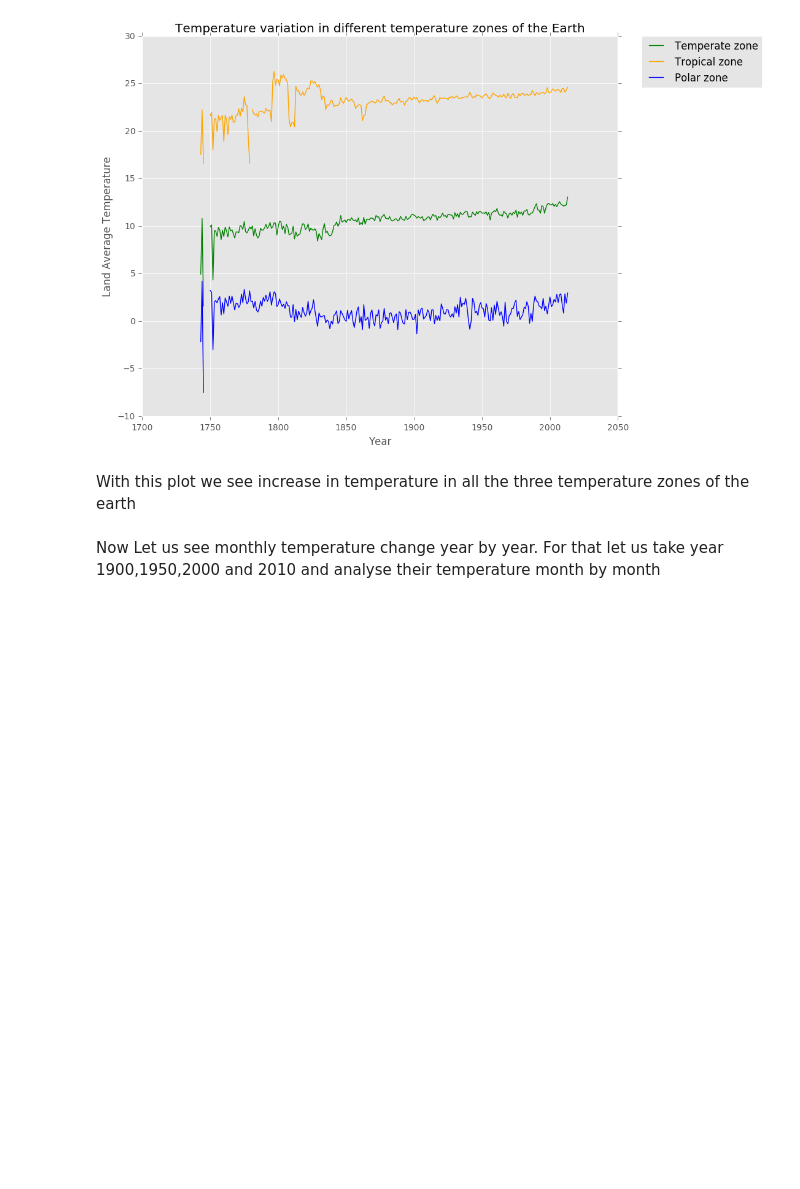
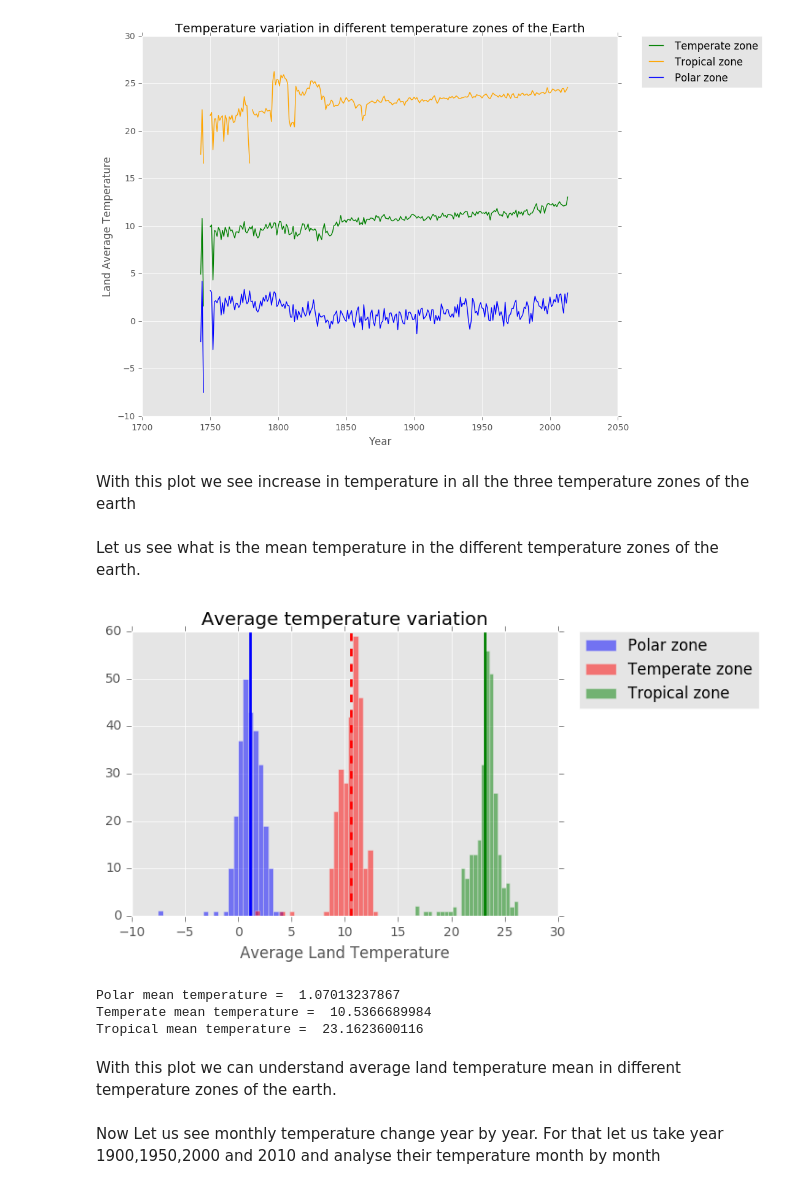
Before and after one commit to nutan06/Thinkful-prep-capstone, a Jupyter notebook: Capstone_prep.ipynb, the cells around one changed output. Drawn from its saved outputs; the diff is of its cells as text; code cells hidden in the pictures; blank space fills up the shorter version.

Commit message:
histogram

```diff
--- a/Capstone_prep.ipynb
+++ b/Capstone_prep.ipynb
@@ -159,6 +159,32 @@ plt.style.use('ggplot');
 [figure]
 # %% [markdown]
 With this plot we see increase in temperature in all the three temperature zones of the earth
+# %% [markdown]
+Let us see what is the mean temperature in the different temperature zones of the earth.
+# %%
+polar_mean = sum(polar.AverageTemperature.dropna())/len(polar.AverageTemperature.dropna())
+temperate_mean = sum(temperate.AverageTemperature.dropna())/len(temperate.AverageTemperature.dropna())
+tropical_mean = sum(tropical.AverageTemperature.dropna())/len(tropical.AverageTemperature.dropna())
+plt.hist(polar.AverageTemperature.dropna(),bins=25,color='b',alpha=0.5, label = "Polar zone")
+plt.axvline(polar_mean, color ='b',linestyle='solid',linewidth = 2)
+plt.hist(temperate.AverageTemperature.dropna(),bins=25,color='r',alpha=0.5, label = "Temperate zone")
+plt.axvline(temperate_mean, color ='r',linestyle='dashed',linewidth = 2)
+plt.hist(tropical.AverageTemperature.dropna(),bins=25,color='g',alpha=0.5, label = "Tropical zone")
+plt.axvline(tropical_mean, color ='g',linestyle='solid',linewidth = 2)
+plt.title('Average temperature variation')
+plt.xlabel('Average Land Temperature')
+plt.legend(bbox_to_anchor=(1.05, 1), loc=2, borderaxespad=0.)
+plt.show()
+print("Polar mean temperature = " ,polar_mean)
+print("Temperate mean temperature = " ,temperate_mean)
+print("Tropical mean temperature = " ,tropical_mean);
+# %% [output]
+[figure, added]
+Polar mean temperature =  1.07013237867
+Temperate mean temperature =  10.5366689984
+Tropical mean temperature =  23.1623600116
+# %% [markdown]
+With this plot we can understand average land temperature mean in different temperature zones of the earth.
 # %% [markdown]
 Now Let us see monthly temperature change year by year. For that let us take year 1900,1950,2000 and 2010 and analyse their temperature  month by month
 # %%
```
Also changed, not shown: parts of 4 cells of this notebook.
